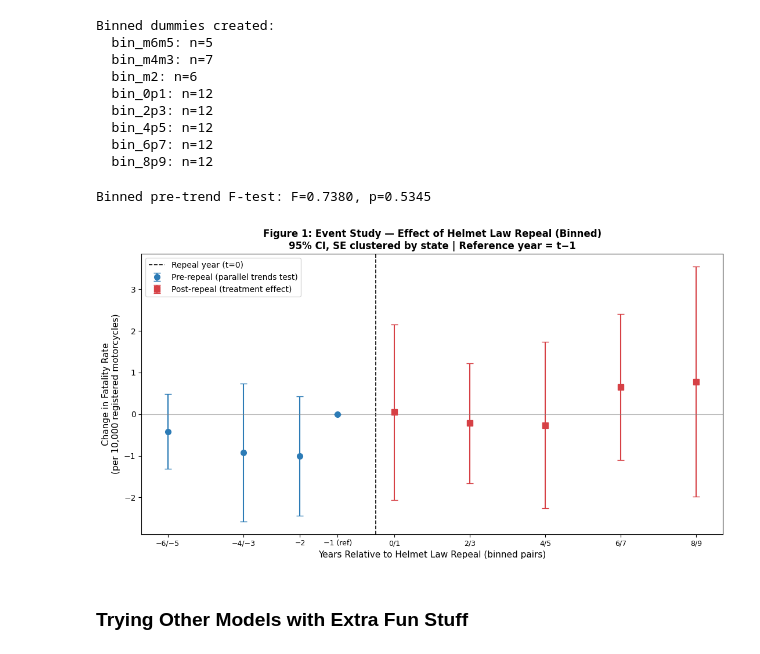
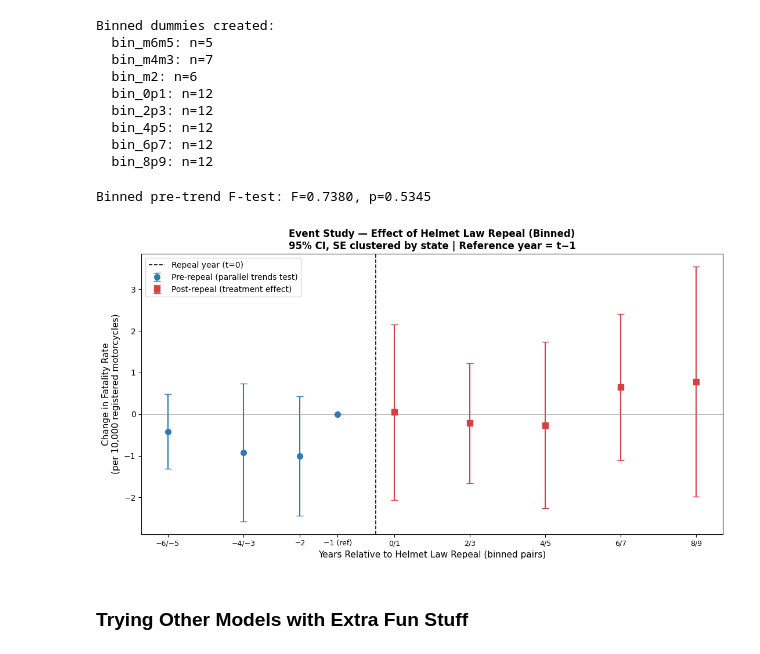
Before and after one commit to Vihaan8/causal_inference_motorcycle_laws, a Jupyter notebook: models/did.ipynb, the cells around one changed output. Saved outputs shown, nothing was run; the diff lists cells and outputs as text; code cells hidden in the pictures.

Commit message:
updated figure titles

```diff
--- a/models/did.ipynb
+++ b/models/did.ipynb
@@ -575,35 +575,36 @@ ax.errorbar(
     post["coef"],
     yerr=[post["coef"] - post["ci_lo"], post["ci_hi"] - post["coef"]],
     fmt="s",
     color="#D64045",
     ecolor="#D64045",
     elinewidth=1.5,
     capsize=4,
     markersize=7,
     label="Post-repeal (treatment effect)",
 )
 
 ax.axvline(0, color="black", linestyle="--", linewidth=1.2, label="Repeal year (t=0)")
 ax.axhline(0, color="gray", linestyle="-", linewidth=0.8, alpha=0.6)
 
 ax.set_xticks(binned_df["x"])
 ax.set_xticklabels(binned_df["label"], fontsize=9)
 ax.set_xlabel("Years Relative to Helmet Law Repeal (binned pairs)", fontsize=11)
 ax.set_ylabel(
     "Change in Fatality Rate\n(per 10,000 registered motorcycles)", fontsize=11
 )
 ax.set_title(
-    "Figure 1: Event Study — Effect of Helmet Law Repeal (Binned)\n"
+    "Event Study — Effect of Helmet Law Repeal (Binned)\n"
     "95% CI, SE clustered by state | Reference year = t−1",
     fontweight="bold",
     fontsize=12,
 )
 ax.legend(fontsize=10)
 plt.tight_layout()
+plt.savefig("../Figures/fig1_binned_event_study.png", dpi=300, bbox_inches="tight")
 plt.show()
 # %% [output]
 Binned pre-trend F-test: F=0.7380, p=0.5345
-[figure, old version]
+[figure, new version]
 # %% [markdown]
 ### Trying Other Models with Extra Fun Stuff
 # %%
```
Also changed, not shown: parts of 1 cell of this notebook, 2 other files.
